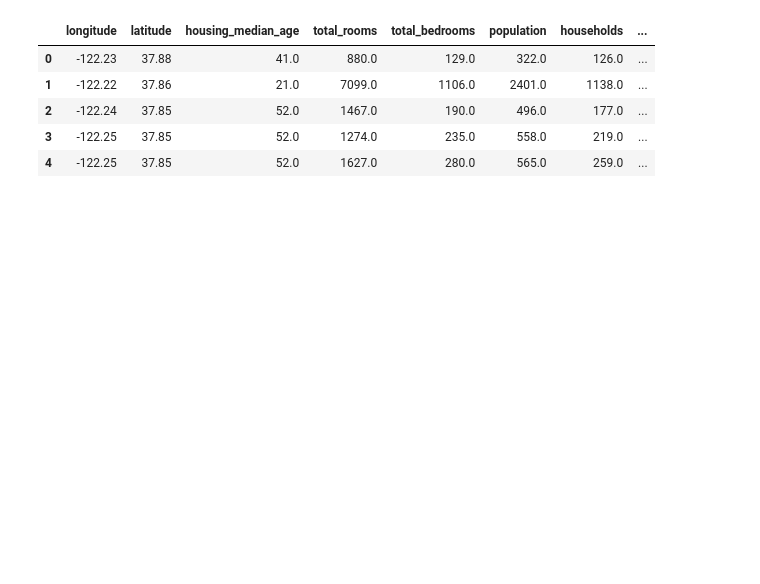
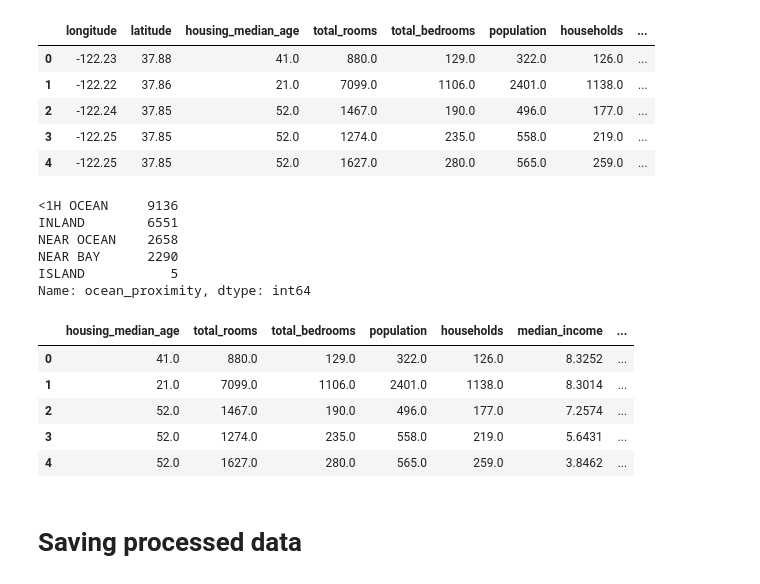
Before and after one commit to Anas20001/GDSC-California-Housing, a Jupyter notebook: Notebooks/Preprocessing/california-housing-preprocessing.ipynb, the cells around one changed output. Saved outputs shown, nothing was run; the diff lists cells and outputs as text; code cells hidden in the pictures; blank space fills up the shorter version.

```diff
--- a/Notebooks/Preprocessing/california-housing-preprocessing.ipynb
+++ b/Notebooks/Preprocessing/california-housing-preprocessing.ipynb
@@ -36,7 +36,7 @@ class clr:
 
 my_colors = ["#ce8f5a", "#efd199", "#80c8bc", "#5ec0ca", "#6287a2"]
 # %%
-df = pd.read_csv("/kaggle/input/california-housing-prices/housing.csv")
+df = pd.read_csv("GDSC-California-Housing/Data/Raw_data/housing.csv")
 # %%
 df.head()
 # %% [output]
@@ -172,3 +230,28 @@ df.head()
 | 2 | -122.24 | 37.85 | 52.0 | 1467.0 | 190.0 | 496.0 | 177.0 | ... |
 | 3 | -122.25 | 37.85 | 52.0 | 1274.0 | 235.0 | 558.0 | 219.0 | ... |
 | 4 | -122.25 | 37.85 | 52.0 | 1627.0 | 280.0 | 565.0 | 259.0 | ... |
+# %%
+df['ocean_proximity'].value_counts()
+# %% [output]
+<1H OCEAN     9136
+INLAND        6551
+NEAR OCEAN    2658
+NEAR BAY      2290
+ISLAND           5
+Name: ocean_proximity, dtype: int64
+# %%
+encoding_map = {'ISLAND': 0, 'NEAR BAY': 1, 'NEAR OCEAN': 2, 'INLAND': 3, '<1H OCEAN': 4}
+df['ocean_proximity_encoded'] = df['ocean_proximity'].map(encoding_map)
+# %%
+df.drop(['longitude', 'latitude'], axis=1, inplace=True)
+# %%
+df.head()
+# %% [output]
+|  | housing_median_age | total_rooms | total_bedrooms | population | households | median_income | ... |
+| 0 | 41.0 | 880.0 | 129.0 | 322.0 | 126.0 | 8.3252 | ... |
+| 1 | 21.0 | 7099.0 | 1106.0 | 2401.0 | 1138.0 | 8.3014 | ... |
+| 2 | 52.0 | 1467.0 | 190.0 | 496.0 | 177.0 | 7.2574 | ... |
+| 3 | 52.0 | 1274.0 | 235.0 | 558.0 | 219.0 | 5.6431 | ... |
+| 4 | 52.0 | 1627.0 | 280.0 | 565.0 | 259.0 | 3.8462 | ... |
+# %% [markdown]
+# Saving processed data
```
Also changed, not shown: parts of 11 cells of this notebook, 5 other files.
